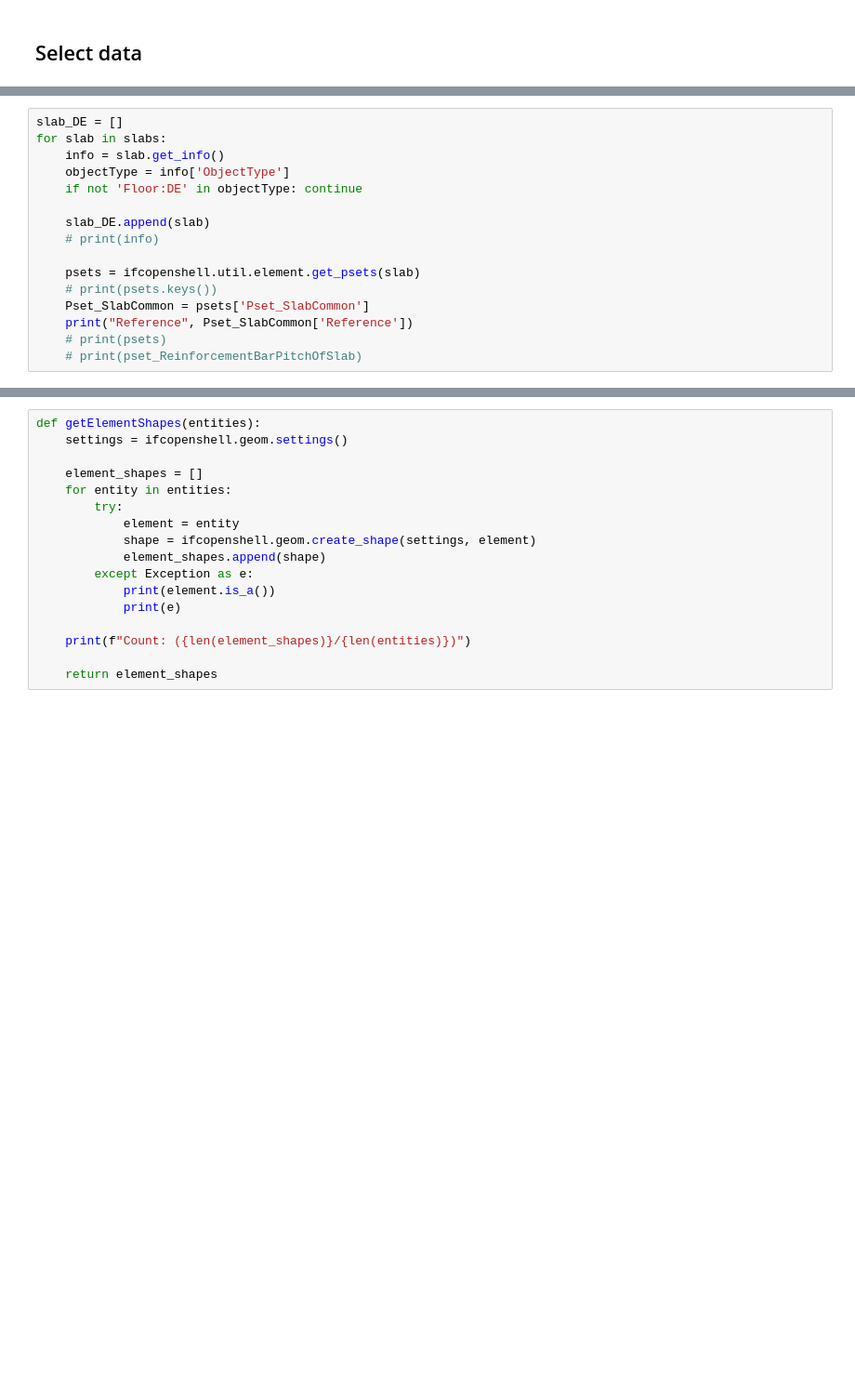
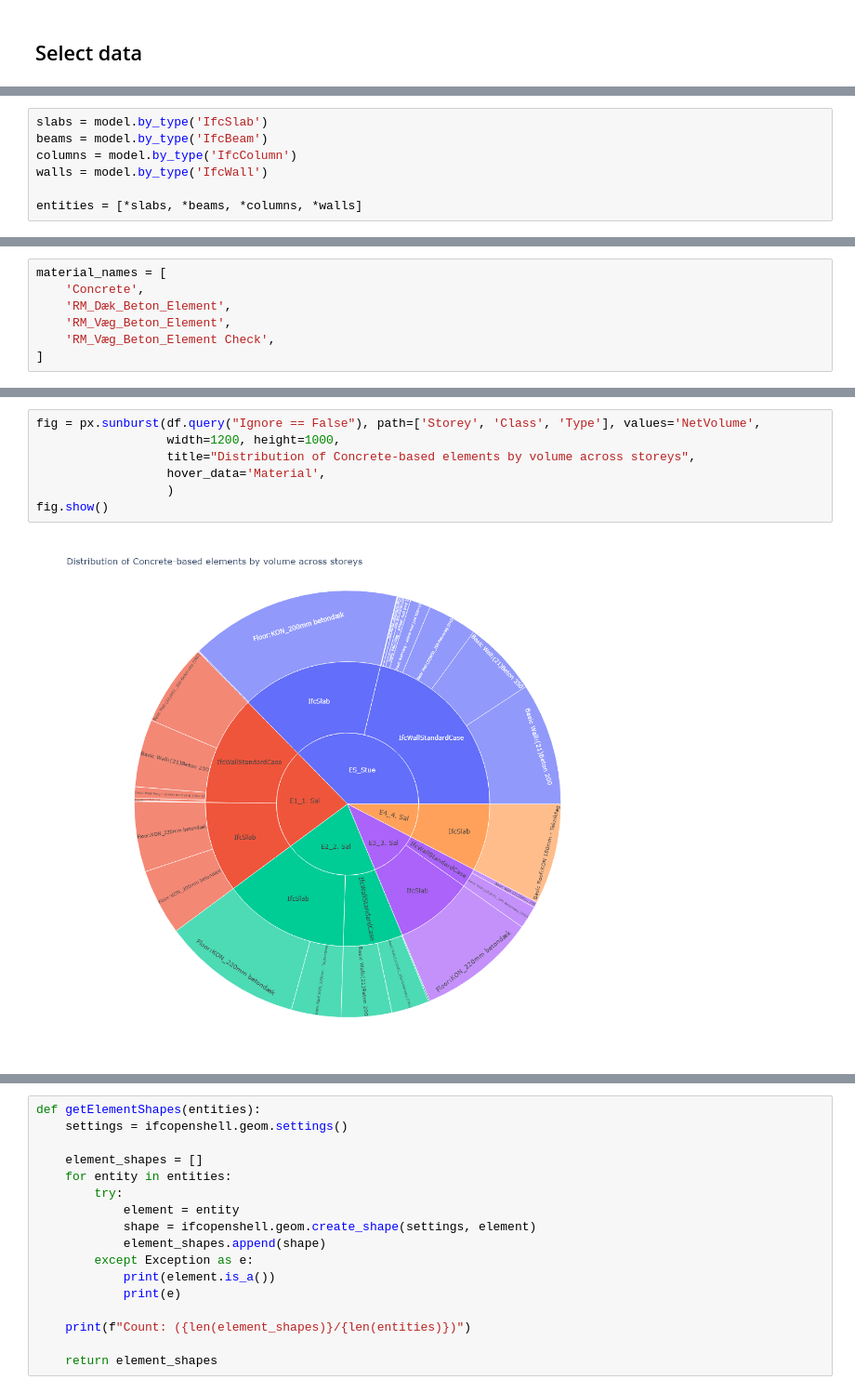
Before and after one commit to KaareH/DTU_E23_41934_Advanced-BIM, a Jupyter notebook: Assignments/A1/AdvBIM-A1_Dashboard.ipynb, the cells around one changed output, grey strips where cells are left out. Shown at 93% size. Saved outputs shown, nothing was run; the diff lists cells and outputs as text; blank space fills up the shorter version.

```diff
--- a/Assignments/A1/AdvBIM-A1_Dashboard.ipynb
+++ b/Assignments/A1/AdvBIM-A1_Dashboard.ipynb
@@ -42,16 +56,0 @@ slabs = model.by_type('IfcSlab')
-# %%
-slab_DE = []
-for slab in slabs:
-    info = slab.get_info()
-    objectType = info['ObjectType']
-    if not 'Floor:DE' in objectType: continue
-
-    slab_DE.append(slab)
-    # print(info)
-
-    psets = ifcopenshell.util.element.get_psets(slab)
-    # print(psets.keys())
-    Pset_SlabCommon = psets['Pset_SlabCommon']
-    print("Reference", Pset_SlabCommon['Reference'])
-    # print(psets)
-    # print(pset_ReinforcementBarPitchOfSlab)
@@ -76 +69,8 @@ Reference DE18
+# %%
+slabs = model.by_type('IfcSlab')
+beams = model.by_type('IfcBeam')
+columns = model.by_type('IfcColumn')
+walls = model.by_type('IfcWall')
+
+entities = [*slabs, *beams, *columns, *walls]
 # %% [markdown]
@@ -77,0 +95,7 @@ Reference DE18
+# %%
+material_names = [
+    'Concrete',
+    'RM_Dæk_Beton_Element',
+    'RM_Væg_Beton_Element',
+    'RM_Væg_Beton_Element Check',
+]
@@ -77,0 +175,9 @@ Reference DE18
+# %%
+fig = px.sunburst(df.query("Ignore == False"), path=['Storey', 'Class', 'Type'], values='NetVolume',
+                  width=1200, height=1000,
+                  title="Distribution of Concrete-based elements by volume across storeys",
+                  hover_data='Material',
+                  )
+fig.show()
+# %% [output]
+[figure, added]
```
Also changed, not shown: parts of 27 cells of this notebook.
